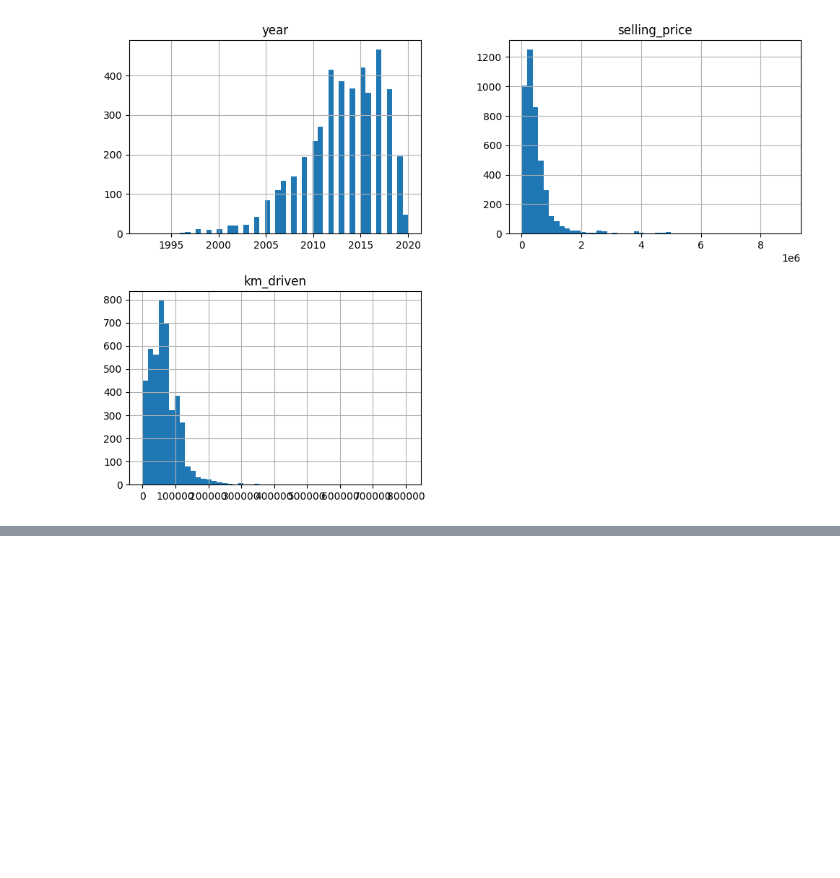
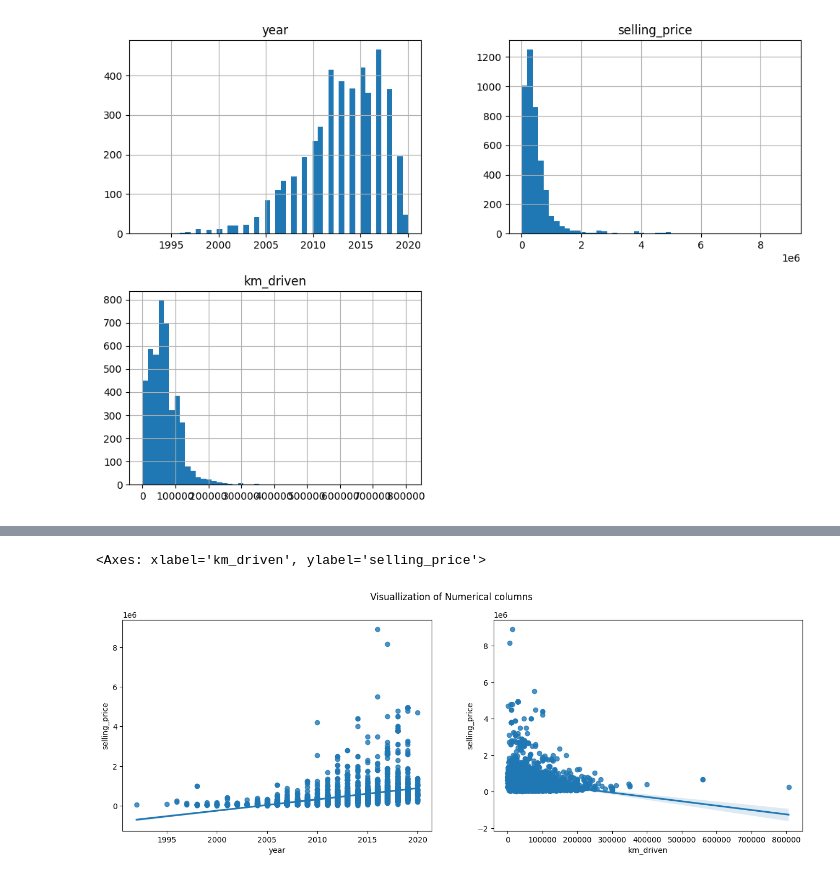
Before and after one commit to dasda98/ML-DL-examples, a Jupyter notebook: examples/Vehile.ipynb, the cells around one changed output, grey strips where cells are left out. Drawn from its saved outputs; the diff is of its cells as text; code cells hidden in the pictures; blank space fills up the shorter version.

```diff
--- a/examples/Vehile.ipynb
+++ b/examples/Vehile.ipynb
@@ -122,0 +174,9 @@ plt.show()
+# %%
+fig, axes = plt.subplots(1, 2, figsize = (16,5))
+fig.suptitle('Visuallization of Numerical columns')
+
+sns.regplot(x = 'year', y = 'selling_price', data = df, ax = axes[0])
+sns.regplot(x = 'km_driven', y = 'selling_price', data = df, ax = axes[1])
+# %% [output]
+<Axes: xlabel='km_driven', ylabel='selling_price'>
+[figure, added]
```
Also changed, not shown: parts of 44 cells of this notebook, 1 other file.
